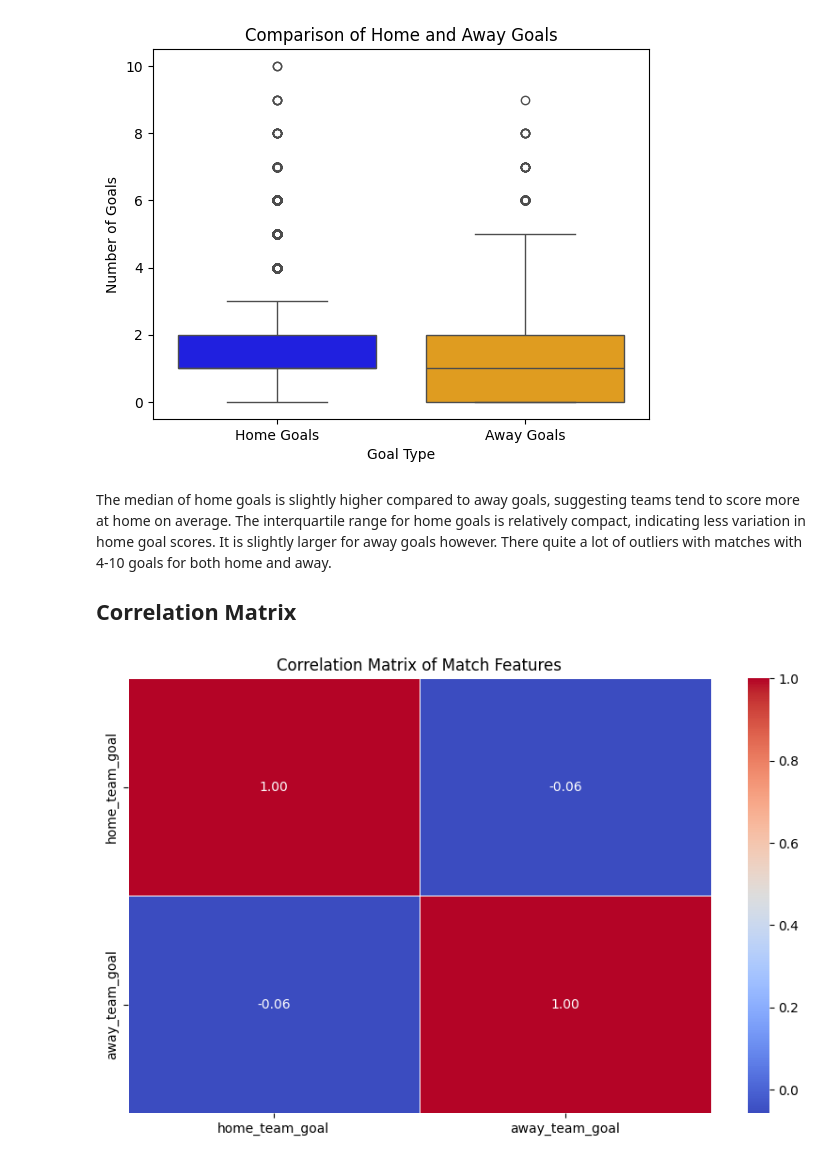
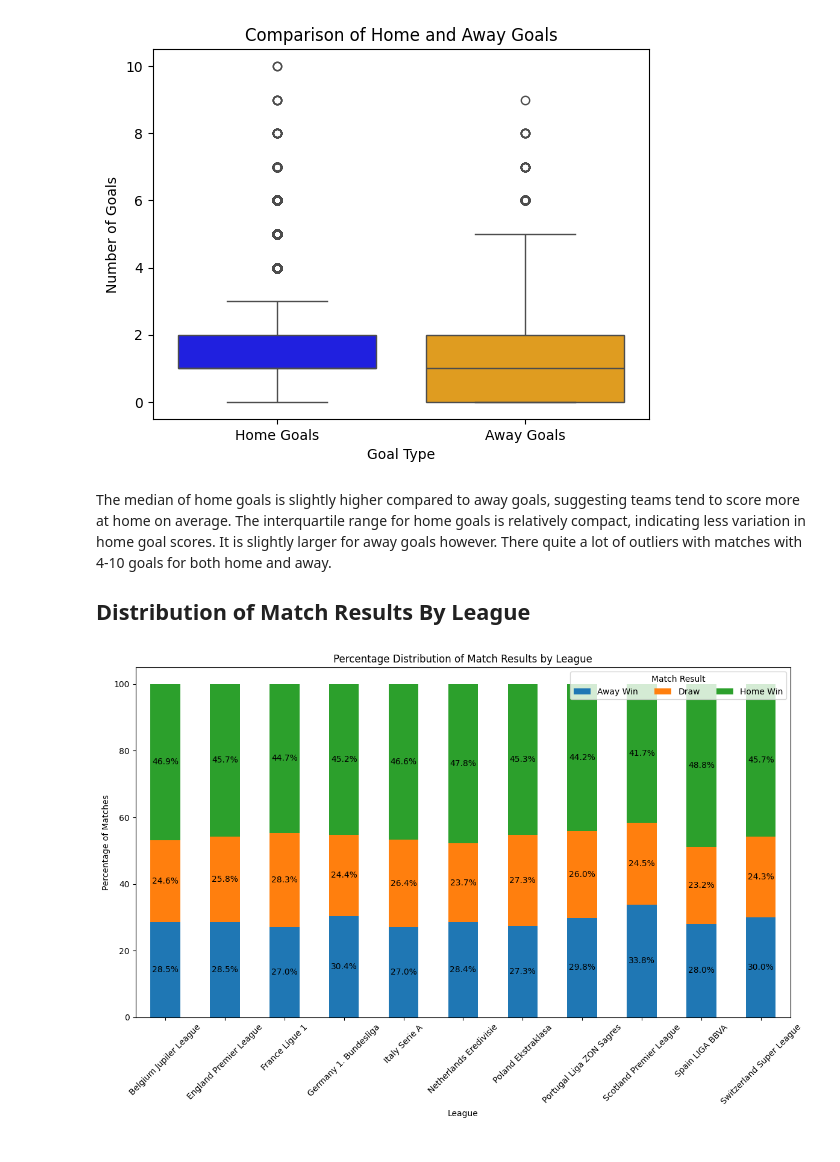
Before and after one commit to damianfraser/football-match-analysis, a Jupyter notebook: home_advantage_analysis.ipynb, the cells around one changed output. Saved outputs shown, nothing was run; the diff lists cells and outputs as text; code cells hidden in the pictures.

Commit message:
removed the correlation matrix as it provided nothing useful. added perentage distribution of match results by league instead

```diff
--- a/home_advantage_analysis.ipynb
+++ b/home_advantage_analysis.ipynb
@@ -160,4 +161,4 @@ plt.show()
 # %% [markdown]
 The median of home goals is slightly higher compared to away goals, suggesting teams tend to score more at home on average. The interquartile range for home goals is relatively compact, indicating less variation in home goal scores. It is slightly larger for away goals however. There quite a lot of outliers with matches with 4-10 goals for both home and away.
 
-## Correlation Matrix
+## Distribution of Match Results By League
@@ -183,9 +165,43 @@ matches_cleaned = matchesCorr.dropna(subset=
-# %%
-numerical_columns = matches_cleaned.select_dtypes(include=['float64', 'int64']).columns
-correlation_matrix = matches_cleaned[numerical_columns].corr()
-plt.figure(figsize=(10, 6))
-sns.heatmap(correlation_matrix, annot=True, cmap="coolwarm", fmt=".2f", linewidths=0.5)
-plt.title("Correlation Matrix of Match Features")
-plt.show()
-# %% [output]
-[figure, removed]
+# %%
+queryResults = """
+SELECT
+    m.league_id,
+    m.home_team_goal,
+    m.away_team_goal,
+    l.name
+FROM Match m
+JOIN League l ON m.league_id = l.id
+"""
+matches_results = pd.read_sql(queryResults, conn)
+def classify_result(row):
+    if row['home_team_goal'] > row['away_team_goal']:
+        return 'Home Win'
+    elif row['home_team_goal'] < row['away_team_goal']:
+        return 'Away Win'
+    else:
+        return 'Draw'
+matches_results['result'] = matches_results.apply(classify_result, axis=1)
+result_distribution = matches_results.groupby(['name', 'result']).size().unstack(fill_value=0)
+result_distribution_percentage = result_distribution.div(result_distribution.sum(axis=1), axis=0) * 100
+ax = result_distribution_percentage.plot(kind='bar', stacked=True, figsize=(12, 8))
+plt.title("Percentage Distribution of Match Results by League")
+plt.xlabel("League")
+plt.ylabel("Percentage of Matches")
+plt.xticks(rotation=45)
+for p in ax.patches:
+    height = p.get_height()
+    width = p.get_width()
+    x = p.get_x() + width / 2
+    y = p.get_y() + height / 2
+    result_percentage = height
+    if result_percentage > 0:
+        ax.annotate(f'{result_percentage:.1f}%',
+                    (x, y),
+                    color='black',
+                    ha='center',
+                    va='center')
+plt.legend(title="Match Result",ncol=3)
+plt.tight_layout()
+plt.show()
+# %% [output]
+[figure, added]
```
Also changed, not shown: parts of 2 cells of this notebook.
